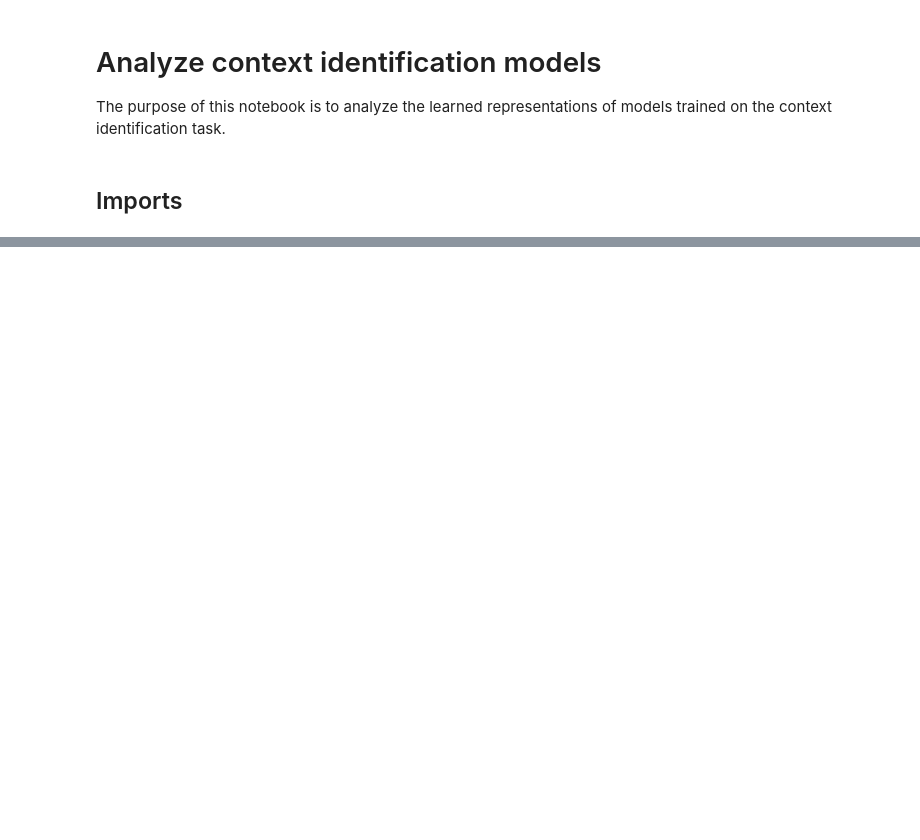
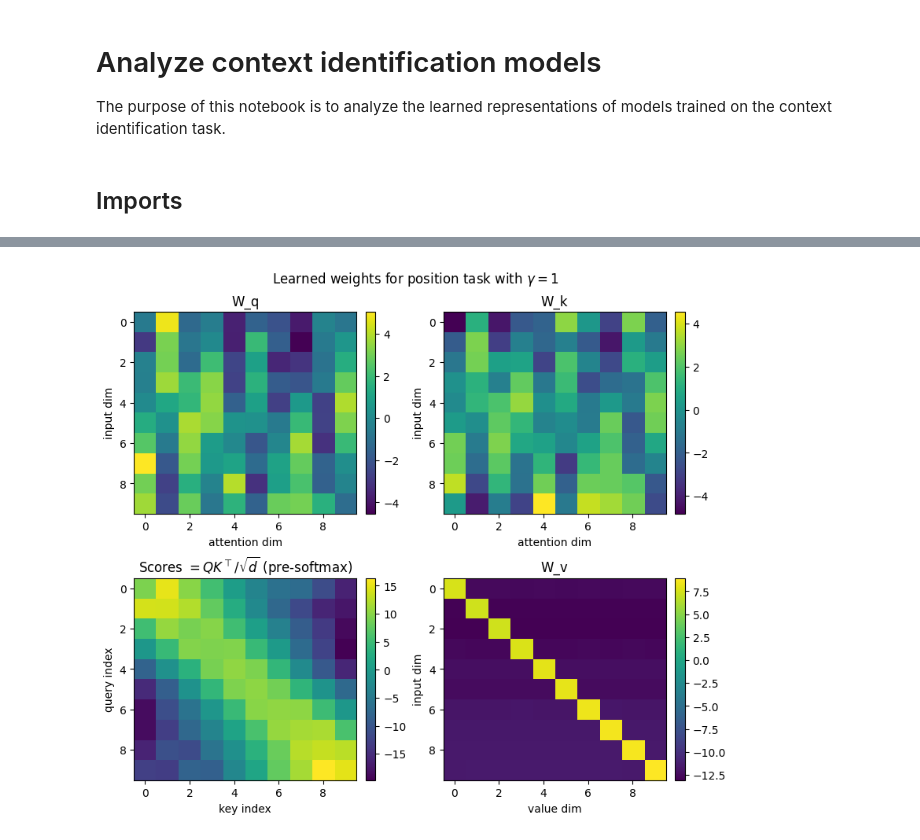
Before and after one commit to keith-murray/adaptive-bottleneck, a Jupyter notebook: notebooks/analyze_context_identification_models.ipynb, the cells around one changed output, grey strips where cells are left out. Drawn from its saved outputs; the diff is of its cells as text; code cells hidden in the pictures; blank space fills up the shorter version.

```diff
--- a/notebooks/analyze_context_identification_models.ipynb
+++ b/notebooks/analyze_context_identification_models.ipynb
@@ -114,0 +54,11 @@ plt.imshow(Wv, aspect="auto")
+# %%
+params_path = OUT_DIR / "context_id_position_gamma1.0_softmax_seed3_params.pkl"
+with open(params_path, "rb") as f:
+    params_attn = pickle.load(f)
+# %%
+plot_attention_representations(
+    params_attn,
+    r'Learned weights for position task with $\gamma=1$'
+)
+# %% [output]
+[figure, added]
```
Also changed, not shown: parts of 22 cells of this notebook.
